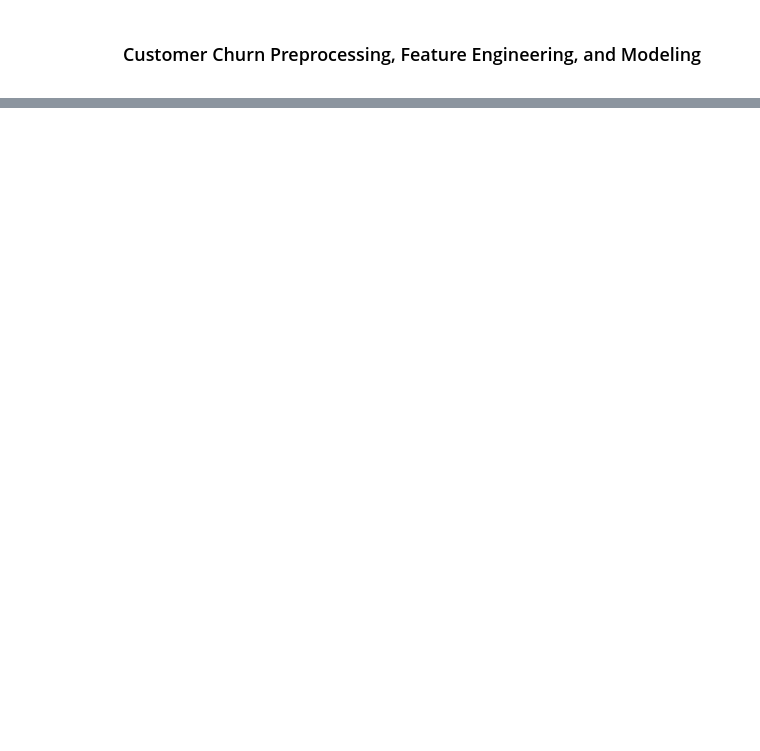
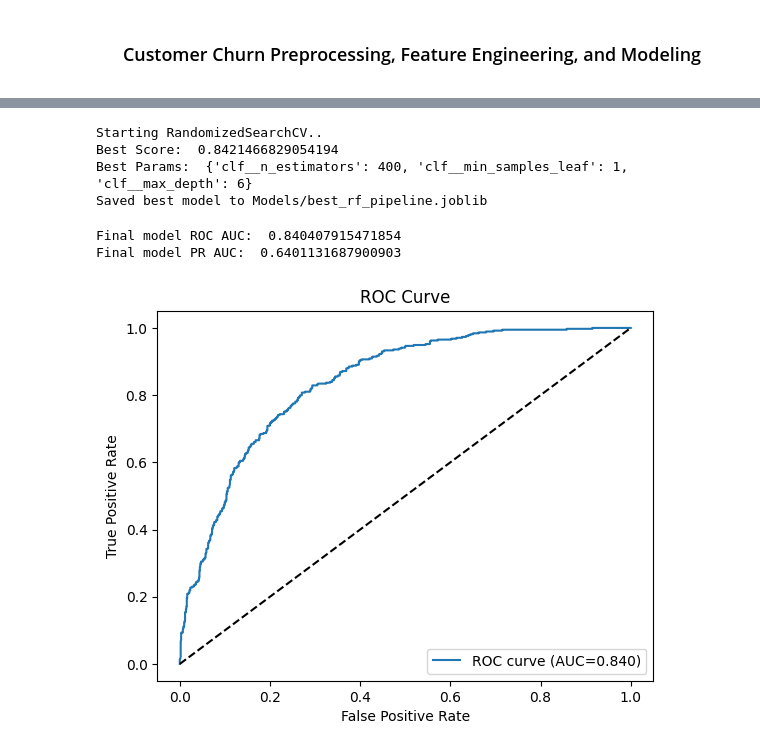
Before and after one commit to taborerickson/Customer-Churn-Prediction, a Jupyter notebook: Notebooks/customer_churn_pred.ipynb, the cells around one changed output, grey strips where cells are left out. Drawn from its saved outputs; the diff is of its cells as text; code cells hidden in the pictures; blank space fills up the shorter version.

```diff
--- a/Notebooks/customer_churn_pred.ipynb
+++ b/Notebooks/customer_churn_pred.ipynb
@@ -75,0 +175,6 @@ data[['tenure','MonthlyCharges','TotalCharges','AvgChargesPerMonth','fiber_inter
+# %%
+# Fitting baseline models
+print("Fitting Logistic Regression baseline...")
+lr_pipeline.fit(x_train, y_train)
+print("Fitting Random Forest baseline...")
+rf_pipeline.fit(x_train, y_train)
@@ -75,0 +232,48 @@ data[['tenure','MonthlyCharges','TotalCharges','AvgChargesPerMonth','fiber_inter
+# %%
+# Hyperparameter tuning (RandomizedSearchCV)
+param_dist = {
+    'clf__n_estimators': [100,200,400],
+    'clf__max_depth': [None, 6, 12],
+    'clf__min_samples_leaf': [1,2,4]
+}
+
+cv = StratifiedKFold(n_splits=4, shuffle=True, random_state=random_state)
+rs = RandomizedSearchCV(rf_pipeline, param_distributions=param_dist, n_iter=6, scoring='roc_auc', cv=cv, n_jobs=-1, random_state=random_state)
+print("Starting RandomizedSearchCV..")
+rs.fit(x_train, y_train)
+print('Best Score: ', rs.best_score_)
+print('Best Params: ', rs.best_params_)
+best_model = rs.best_estimator_
+
+# Saving the best model (temporarily)
+joblib.dump(best_model, model_path / 'best_rf_pipeline.joblib')
+print("Saved best model to Models/best_rf_pipeline.joblib")
+# %% [output]
+Starting RandomizedSearchCV..
+Best Score:  0.8421466829054194
+Best Params:  {'clf__n_estimators': 400, 'clf__min_samples_leaf': 1, 'clf__max_depth': 6}
+Saved best model to Models/best_rf_pipeline.joblib
+# %%
+# Final Evaluation --> Evaluating on the test set
+y_prob = best_model.predict_proba(x_test)[:,1]
+roc = roc_auc_score(y_test, y_prob)
+pr = average_precision_score(y_test, y_prob)
+print('Final model ROC AUC: ', roc)
+print('Final model PR AUC: ', pr)
+# %% [output]
+Final model ROC AUC:  0.840407915471854
+Final model PR AUC:  0.6401131687900903
+# %%
+# ROC curve
+false_positive_rate, true_positive_rate, roc_threshold = roc_curve(y_test, y_prob)
+plt.figure()
+plt.plot(false_positive_rate, true_positive_rate, label=f'ROC curve (AUC={roc:.3f})')
+plt.plot([0,1],[0,1],'k--')
+plt.xlabel('False Positive Rate')
+plt.ylabel('True Positive Rate')
+plt.title('ROC Curve')
+plt.legend(loc='lower right')
+plt.savefig(visuals_path / 'roc_curve.png', dpi=150, bbox_inches='tight')
+plt.show()
+# %% [output]
+[figure, added]
```
Also changed, not shown: parts of 19 cells of this notebook, 7 other files.
